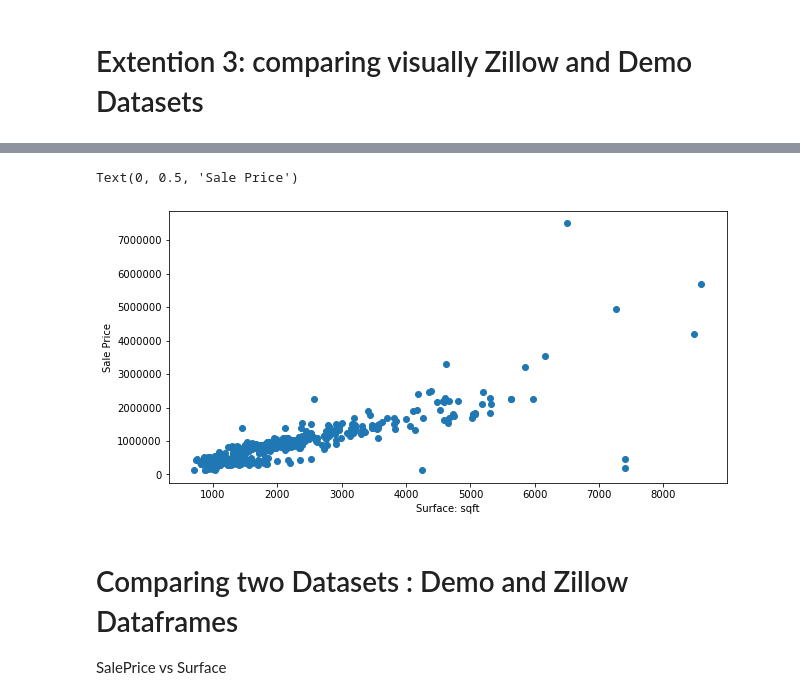
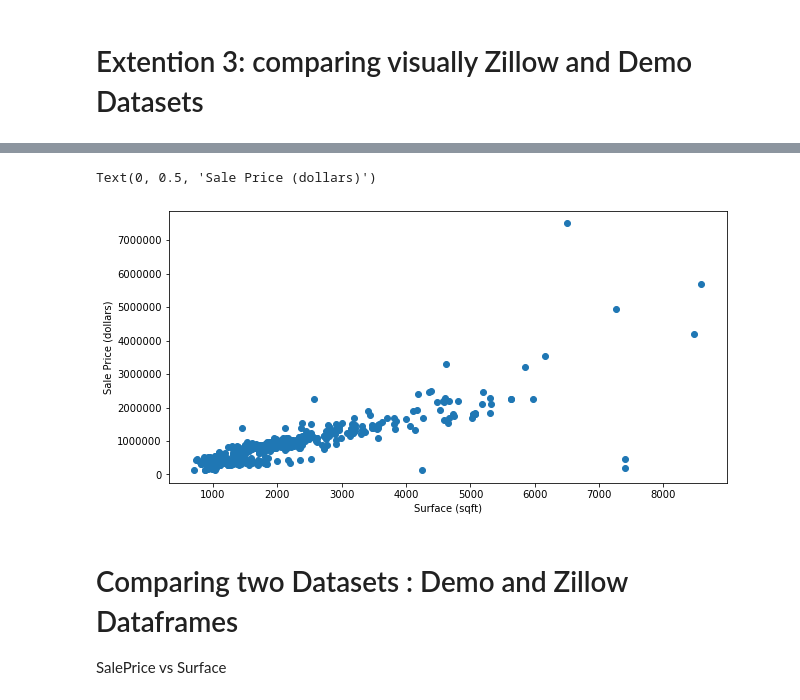
Before and after one commit to CS521-Burstein/final-project-Ayoub-Amghar, a Jupyter notebook: Machine Learning.ipynb, the cells around one changed output, grey strips where cells are left out. Cells and saved outputs as stored; diff of their text form; code cells hidden in the pictures.

```diff
--- a/Machine Learning.ipynb
+++ b/Machine Learning.ipynb
@@ -396,0 +449,4 @@ memory usage: 45.7+ KB
+# %%
+zillow_dataframe.rename(columns={'price': 'SalePrice',
+                   'sqft': 'LotArea', 'bedrooms':'BedroomAbvGr', 'bathrooms':'FullBath'},
+          inplace=True, errors='raise')
@@ -397,13 +469,13 @@ memory usage: 45.7+ KB
 # %%
 
 plt.figure(figsize = ((10, 5)))
-plt.scatter(x = 'sqft', y = 'price', data = zillow_dataframe)
+plt.scatter(x = 'LotArea', y = 'SalePrice', data = zillow_dataframe)
 plt.ticklabel_format(style='plain')
-plt.xlabel('Surface: sqft')
-plt.ylabel('Sale Price')
+plt.xlabel('Surface (sqft)')
+plt.ylabel('Sale Price (dollars)')
 # %% [output]
-Text(0, 0.5, 'Sale Price')
+Text(0, 0.5, 'Sale Price (dollars)')
-[figure, old version]
+[figure, new version]
 # %% [markdown]
 # Comparing two Datasets : Demo and Zillow Dataframes
 SalePrice vs Surface
```
Also changed, not shown: parts of 17 cells of this notebook.
